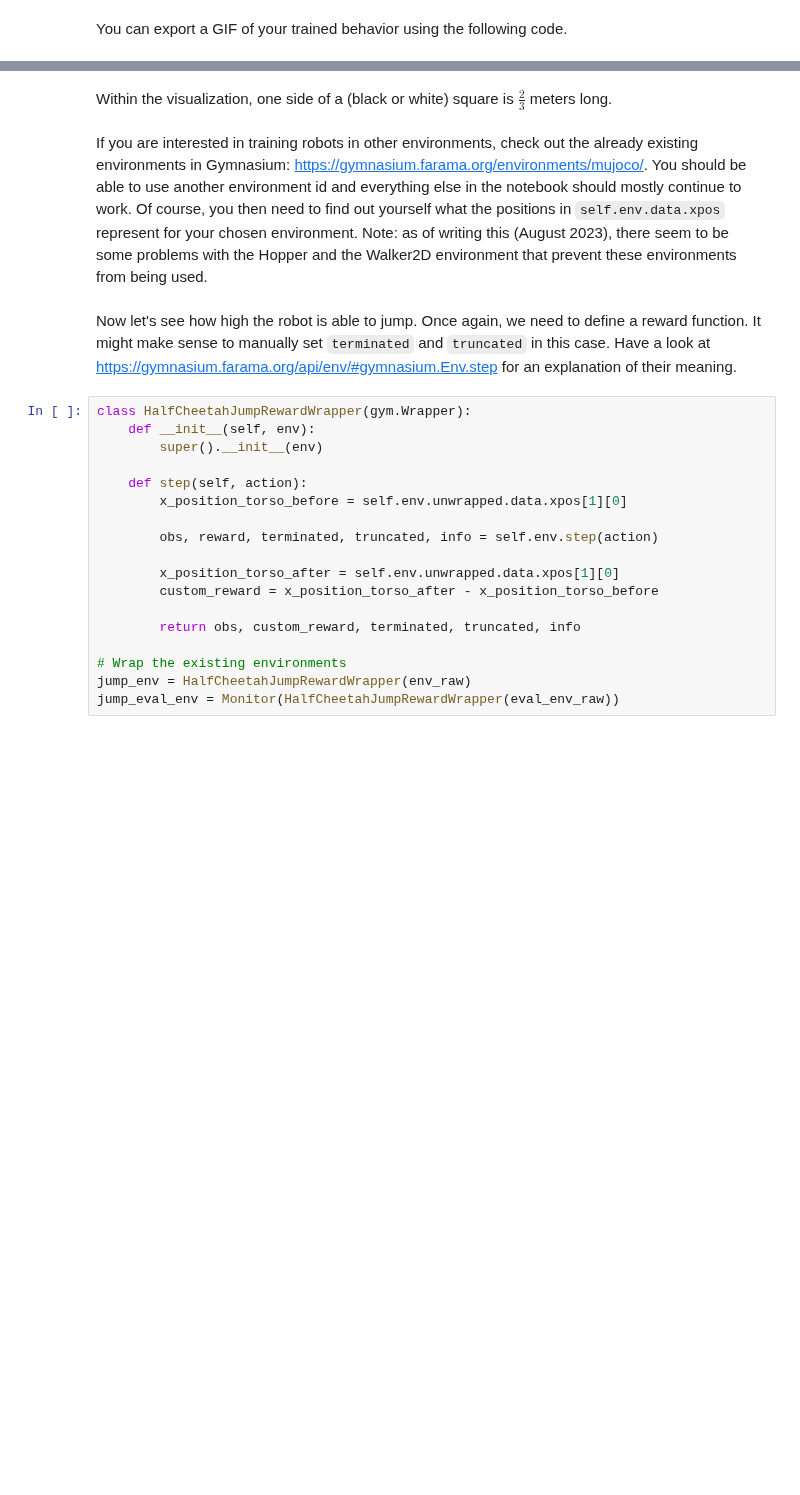
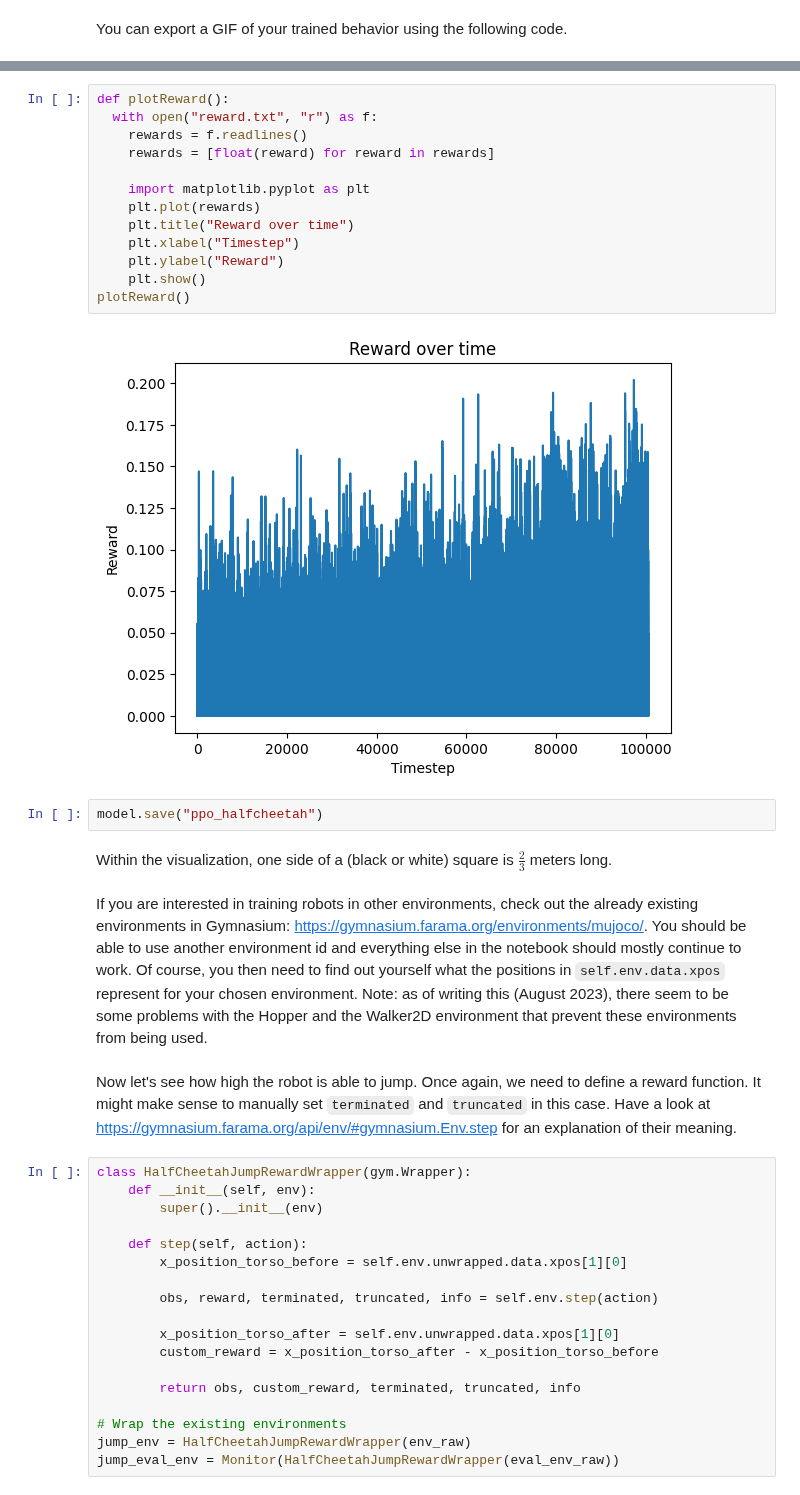
Before and after one commit to Mv0sKff/MyDeepLearning, a Jupyter notebook: misc/halfcheetah.ipynb, the cells around one changed output, grey strips where cells are left out. Saved outputs shown, nothing was run; the diff lists cells and outputs as text; blank space fills up the shorter version.

```diff
--- a/misc/halfcheetah.ipynb
+++ b/misc/halfcheetah.ipynb
@@ -139,3 +158,20 @@ Distance travelled: 1.465750841958108m
+# %%
+def plotReward():
+  with open("reward.txt", "r") as f:
+    rewards = f.readlines()
+    rewards = [float(reward) for reward in rewards]
+
+    import matplotlib.pyplot as plt
+    plt.plot(rewards)
+    plt.title("Reward over time")
+    plt.xlabel("Timestep")
+    plt.ylabel("Reward")
+    plt.show()
+plotReward()
+# %% [output]
+[figure, added]
+# %%
+model.save("ppo_halfcheetah")
 # %% [markdown]
 Within the visualization, one side of a (black or white) square is $\frac{2}{3}$ meters long.
 # %% [markdown]
```
Also changed, not shown: parts of 7 cells of this notebook.
